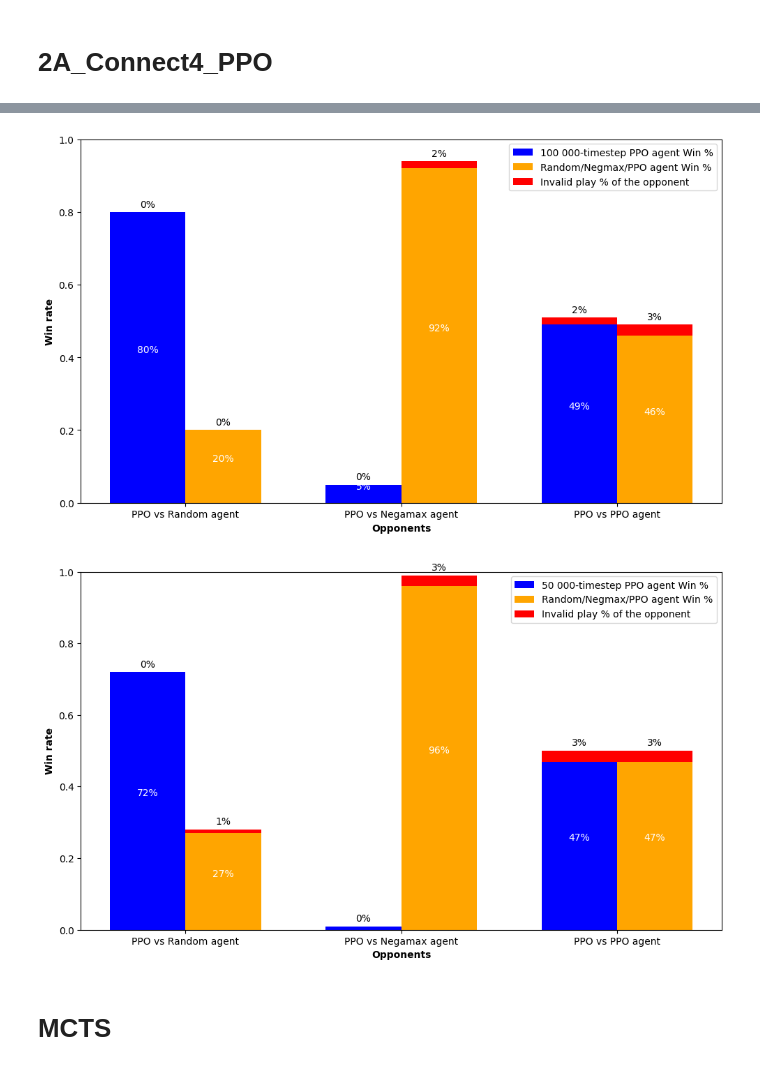
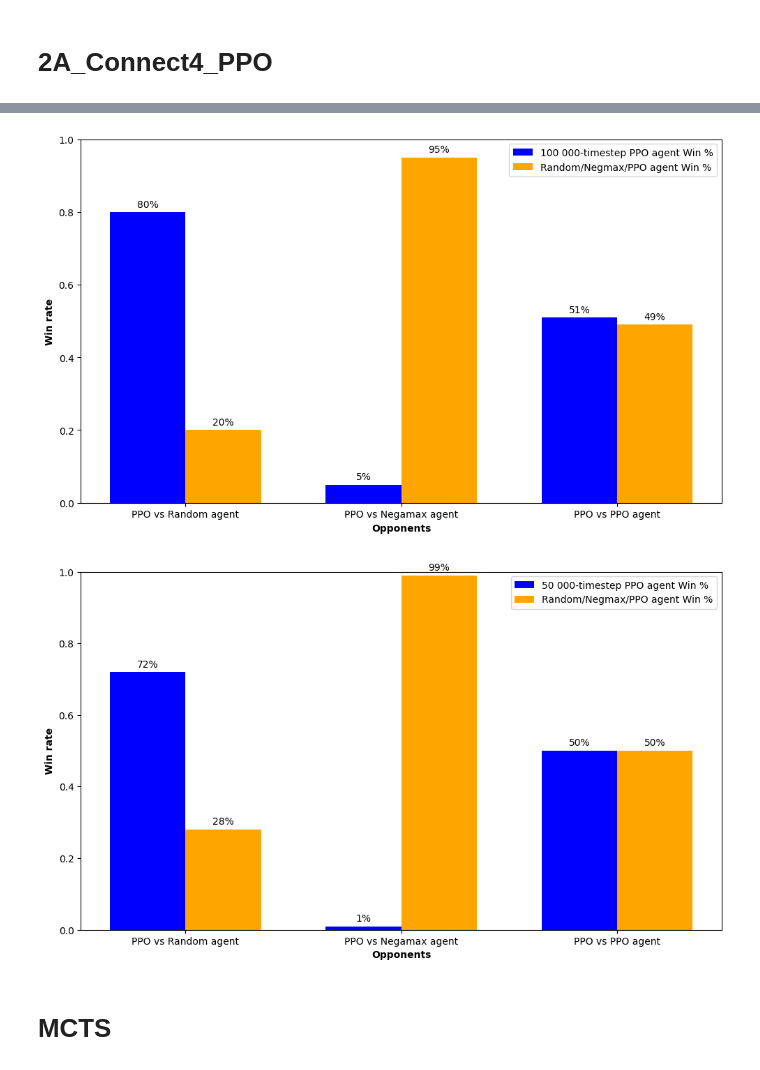
Before and after one commit to hchaparov/Dynamic_Pricing_MARL, a Jupyter notebook: Results.ipynb, the cells around one changed output, grey strips where cells are left out. Drawn from its saved outputs; the diff is of its cells as text; code cells hidden in the pictures.

```diff
--- a/Results.ipynb
+++ b/Results.ipynb
@@ -116,15 +83,8 @@ import numpy as np
 
 # Data
 categories = ['PPO vs Random agent', 'PPO vs Negamax agent', 'PPO vs PPO agent']
-agent1_win_percentages = [0.8, 0.05, 0.49]
-agent2_win_percentages = [0.2, 0.92, 0.46]
-agent1_invalid_plays = [0, 0, 2]
-agent2_invalid_plays = [0, 2, 3]
-total_games = 100
-
-# Calculate invalid play percentages
-agent1_invalid_percentages = [x / total_games for x in agent1_invalid_plays]
-agent2_invalid_percentages = [x / total_games for x in agent2_invalid_plays]
+agent1_win_percentages = [0.8, 0.05, 0.51]
+agent2_win_percentages = [0.2, 0.95, 0.49]
 
 x = np.arange(len(categories))  # the label locations
 width = 0.35  # the width of the bars
@@ -135,109 +95,78 @@ fig, ax = plt.subplots(figsize=(10, 6))
 rects1 = ax.bar(x - width/2, agent1_win_percentages, width, label='100 000-timestep PPO agent Win %', color='blue')
 rects2 = ax.bar(x + width/2, agent2_win_percentages, width, label='Random/Negmax/PPO agent Win %', color='orange')
 
-# Plotting invalid plays on top of the win percentages
-rects1_invalid = ax.bar(x - width/2, agent1_invalid_percentages, width, bottom=agent1_win_percentages, label='Invalid play % of the opponent', color='red')
-rects2_invalid = ax.bar(x + width/2, agent2_invalid_percentages, width, bottom=agent2_win_percentages, color='red')
-
 # Add some text for labels, title and custom x-axis tick labels, etc.
 ax.set_xlabel('Opponents', fontweight='bold')
 ax.set_ylabel('Win rate', fontweight='bold')
-ax.set_title('')
 ax.set_xticks(x)
 ax.set_xticklabels(categories)
 ax.set_ylim(0, 1)
 ax.legend()
 
 # Function to add labels on top of bars
-def autolabel(rects, invalids, ax):
+def autolabel(rects, ax):
     """Attach a text label above each bar in *rects*, displaying its height."""
-    for rect, invalid in zip(rects, invalids):
+    for rect in rects:
         height = rect.get_height()
-        invalid_height = invalid.get_height()
-        total_height = height + invalid_height
         ax.annotate(f'{height:.0%}',
-                    xy=(rect.get_x() + rect.get_width() / 2, height / 2),
+                    xy=(rect.get_x() + rect.get_width() / 2, height),
                     xytext=(0, 3),  # 3 points vertical offset
                     textcoords="offset points",
-                    ha='center', va='bottom', color='white')
-        ax.annotate(f'{invalid_height:.0%}',
-                    xy=(rect.get_x() + rect.get_width() / 2, total_height),
-                    xytext=(0, 3),  # 3 points vertical offset
-                    textcoords="offset points",
-                    ha='center', va='bottom', color='black')
+                    ha='center', va='bottom')
 
-autolabel(rects1, rects1_invalid, ax)
-autolabel(rects2, rects2_invalid, ax)
+autolabel(rects1, ax)
+autolabel(rects2, ax)
 
 fig.tight_layout()
 
 plt.show()
 # %% [output]
-[figure, old version]
+[figure, new version]
 # %%
 import matplotlib.pyplot as plt
 import numpy as np
 
 # Data
 categories = ['PPO vs Random agent', 'PPO vs Negamax agent', 'PPO vs PPO agent']
-agent1_win_percentages = [0.72, 0.01, 0.47]
-agent2_win_percentages = [0.27, 0.96, 0.47]
-agent1_invalid_plays = [0, 0, 3]
-agent2_invalid_plays = [1, 3, 3]
-total_games = 100
-
-# Calculate invalid play percentages
-agent1_invalid_percentages = [x / total_games for x in agent1_invalid_plays]
-agent2_invalid_percentages = [x / total_games for x in agent2_invalid_plays]
+agent1_win_percentages = [0.72, 0.01, 0.50]
+agent2_win_percentages = [0.28, 0.99, 0.50]
 
 x = np.arange(len(categories))  # the label locations
 width = 0.35  # the width of the bars
 
 # Plotting win percentages
 fig, ax = plt.subplots(figsize=(10, 6))
 
 rects1 = ax.bar(x - width/2, agent1_win_percentages, width, label='50 000-timestep PPO agent Win %', color='blue')
 rects2 = ax.bar(x + width/2, agent2_win_percentages, width, label='Random/Negmax/PPO agent Win %', color='orange')
 
-# Plotting invalid plays on top of the win percentages
-rects1_invalid = ax.bar(x - width/2, agent1_invalid_percentages, width, bottom=agent1_win_percentages, label='Invalid play % of the opponent', color='red')
-rects2_invalid = ax.bar(x + width/2, agent2_invalid_percentages, width, bottom=agent2_win_percentages, color='red')
-
 # Add some text for labels, title and custom x-axis tick labels, etc.
 ax.set_xlabel('Opponents', fontweight='bold')
 ax.set_ylabel('Win rate', fontweight='bold')
-ax.set_title('')
 ax.set_xticks(x)
 ax.set_xticklabels(categories)
 ax.set_ylim(0, 1)
 ax.legend()
 
 # Function to add labels on top of bars
-def autolabel(rects, invalids, ax):
+def autolabel(rects, ax):
     """Attach a text label above each bar in *rects*, displaying its height."""
-    for rect, invalid in zip(rects, invalids):
+    for rect in rects:
         height = rect.get_height()
-        invalid_height = invalid.get_height()
-        total_height = height + invalid_height
         ax.annotate(f'{height:.0%}',
-                    xy=(rect.get_x() + rect.get_width() / 2, height / 2),
+                    xy=(rect.get_x() + rect.get_width() / 2, height),
                     xytext=(0, 3),  # 3 points vertical offset
                     textcoords="offset points",
-                    ha='center', va='bottom', color='white')
-        ax.annotate(f'{invalid_height:.0%}',
-                    xy=(rect.get_x() + rect.get_width() / 2, total_height),
-                    xytext=(0, 3),  # 3 points vertical offset
-                    textcoords="offset points",
-                    ha='center', va='bottom', color='black')
+                    ha='center', va='bottom')
 
-autolabel(rects1, rects1_invalid, ax)
-autolabel(rects2, rects2_invalid, ax)
+autolabel(rects1, ax)
+autolabel(rects2, ax)
 
 fig.tight_layout()
 
 plt.show()
 # %% [output]
-[figure, old version]
+[figure, new version]
 # %% [markdown]
 # MCTS
 # %%
```
Also changed, not shown: parts of 2 cells of this notebook.
